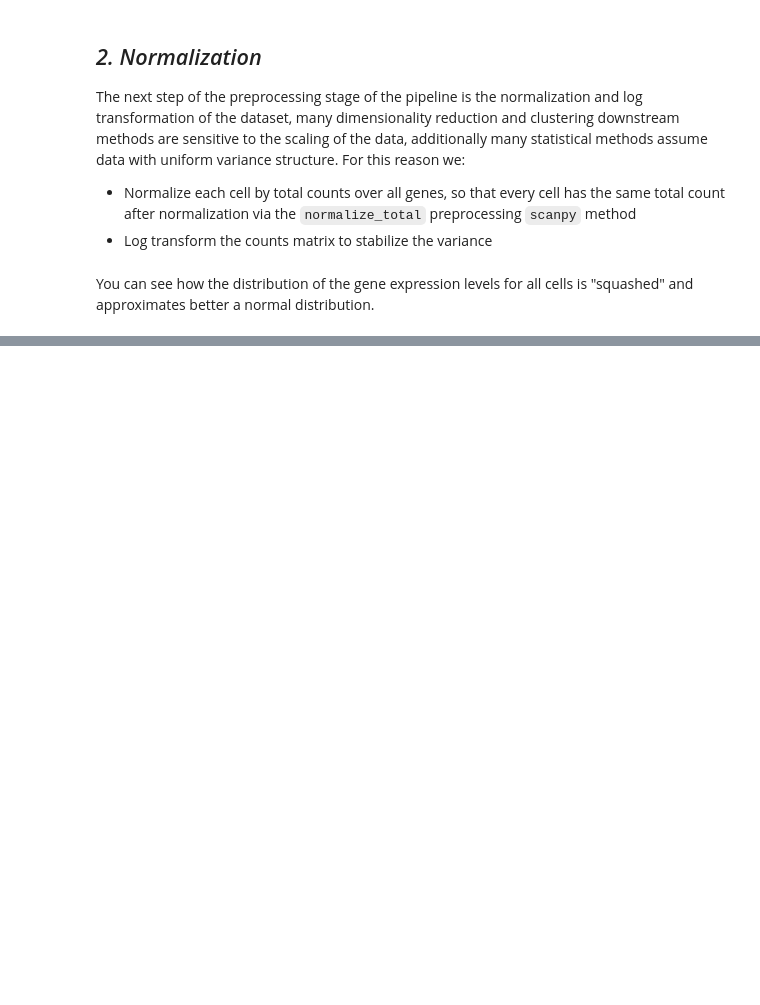
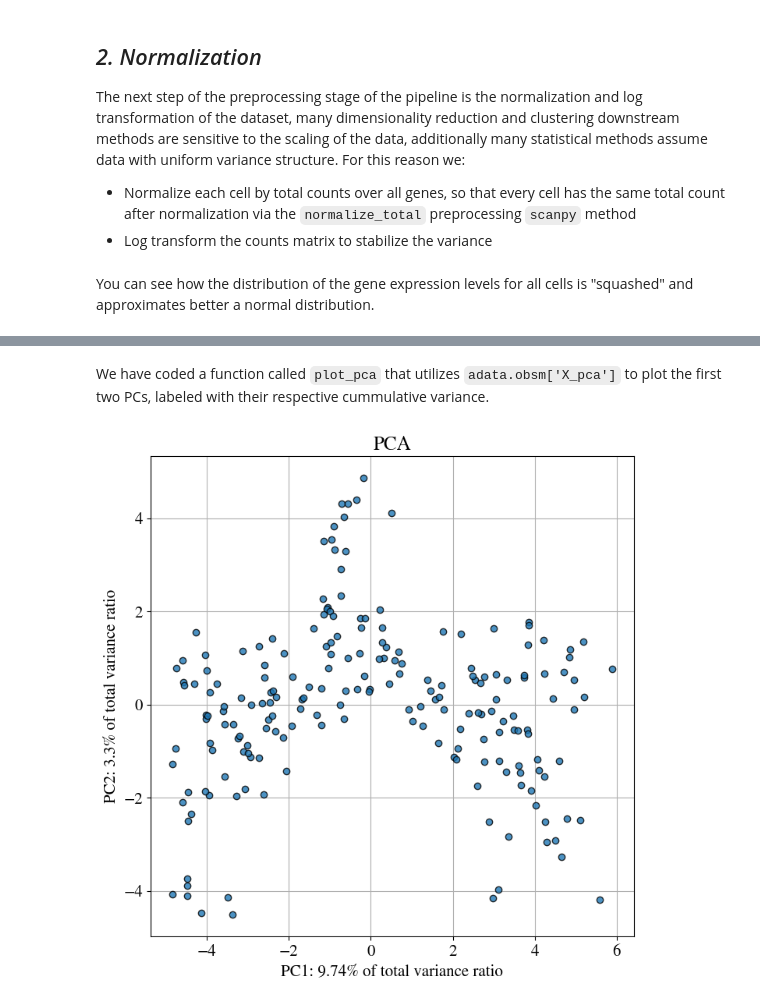
Before and after one commit to KyriakosPsa/scGmix-ML-pipeline, a Jupyter notebook: preprocessing.ipynb, the cells around one changed output, grey strips where cells are left out. Cells and saved outputs as stored; diff of their text form; code cells hidden in the pictures; blank space fills up the shorter version.

```diff
--- a/preprocessing.ipynb
+++ b/preprocessing.ipynb
@@ -163,0 +226,7 @@ hist_subplot(data1 = adata.obs["total_counts"],
+# %% [markdown]
+We have coded a function called `plot_pca` that utilizes `adata.obsm['X_pca']` to plot the first two PCs, labeled with their respective cummulative variance.
+# %%
+from plottingutils import plot_pca
+plot_pca(adata)
+# %% [output]
+[figure, added]
```
Also changed, not shown: parts of 28 cells of this notebook.
